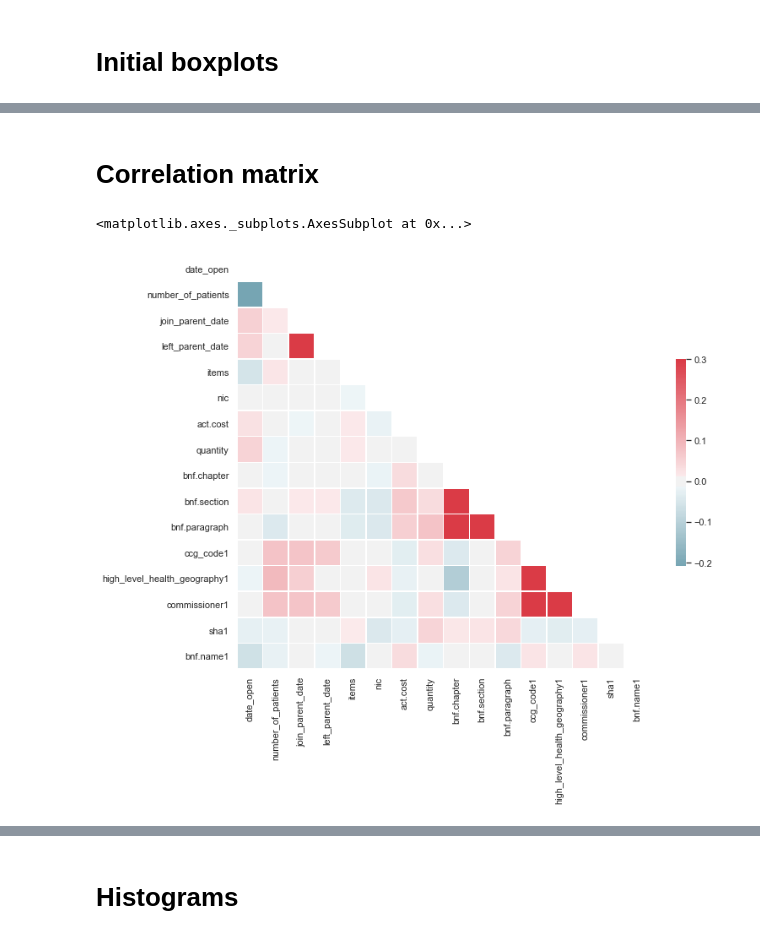
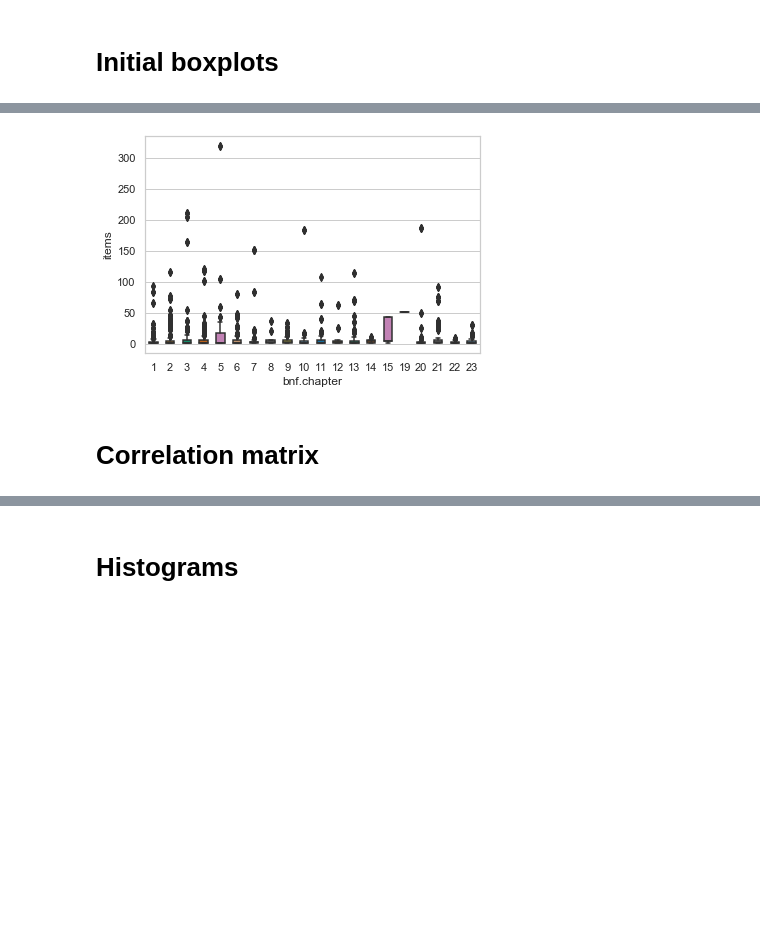
Before and after one commit to Imyyy/ML_Prescribing, a Jupyter notebook: EDA_Jupyter.ipynb, the cells around one changed output, grey strips where cells are left out. Drawn from its saved outputs; the diff is of its cells as text; code cells hidden in the pictures; blank space fills up the shorter version.

```diff
--- a/EDA_Jupyter.ipynb
+++ b/EDA_Jupyter.ipynb
@@ -18,24 +46,13 @@ print(list(final))
+# %%
+#small.boxplot(by='bnf.chapter', column=['items'], grid=False, figsize=(12,12)) # Need to check which columns the NHS came up with
+
+# Different way to achieve the same thing
+bplot = sns.boxplot(y='items', x='bnf.chapter', data=small, width=0.5, palette="colorblind")
+
+#bplot=sns.stripplot(y='items', x='bnf.chapter', data=small,
+                   #jitter=True, marker='o', alpha=0.5,
+                   #color='black', figsize=(12,12))
+# %% [output]
+[figure, added]
 # %% [markdown]
 # Correlation matrix
-# %%
-# Small dataset for correlation matrix
-small = final.iloc[:, : 16] # Select all the columns that are not from one hot encoding
-
-# Compute the correlation matrix
-corr = small.corr()
-
-# Generate a mask for the upper triangle
-mask = np.triu(np.ones_like(corr, dtype=np.bool))
-
-# Set up the matplotlib figure
-f, ax = plt.subplots(figsize=(11, 9))
-
-# Generate a custom diverging colormap
-cmap = sns.diverging_palette(220, 10, as_cmap=True)
-
-# Draw the heatmap with the mask and correct aspect ratio
-sns.heatmap(corr, mask=mask, cmap=cmap, vmax=.3, center=0,
-            square=True, linewidths=.5, cbar_kws={"shrink": .5})
-# %% [output]
-<matplotlib.axes._subplots.AxesSubplot at 0x...>
-[figure, removed]
```
Also changed, not shown: parts of 21 cells of this notebook.
